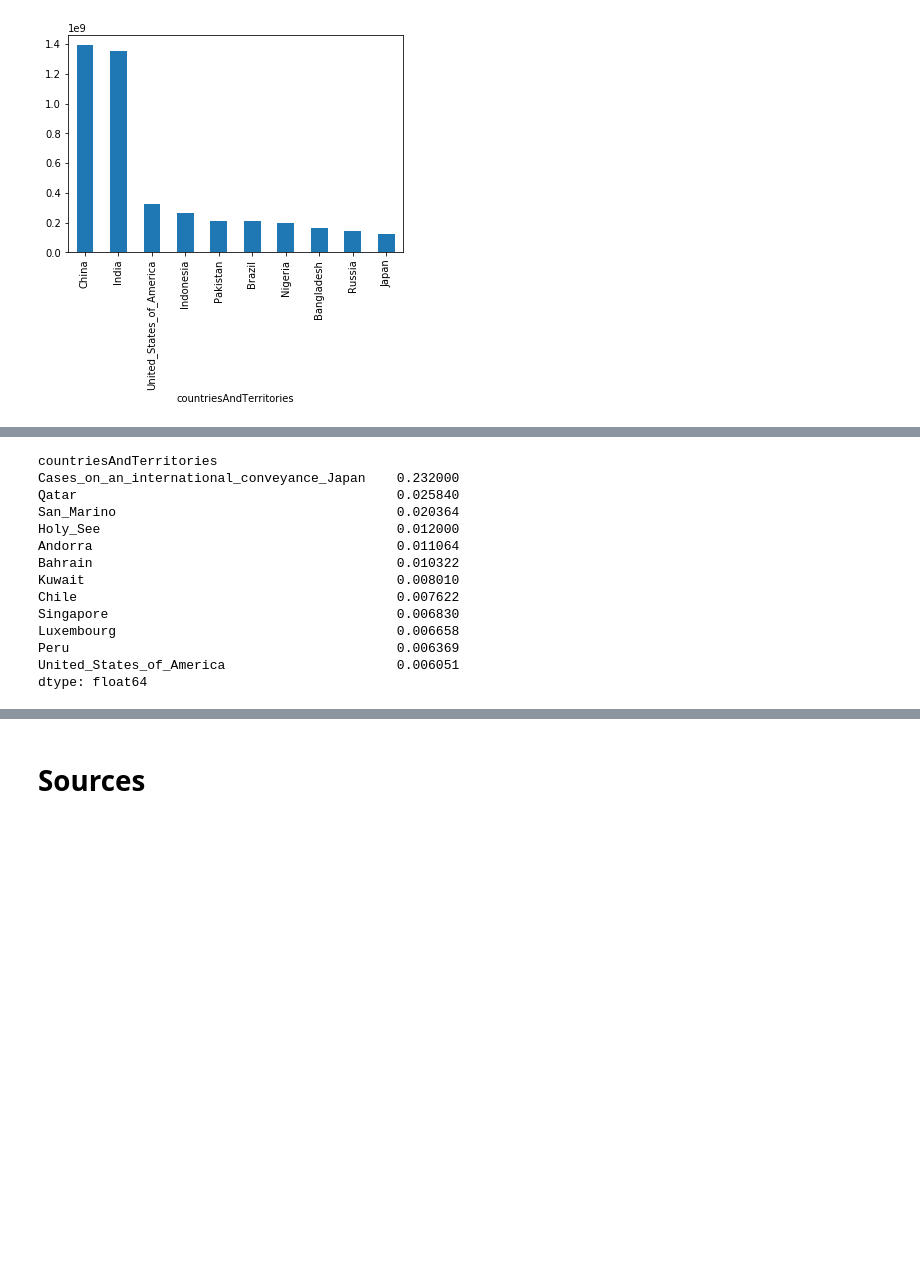
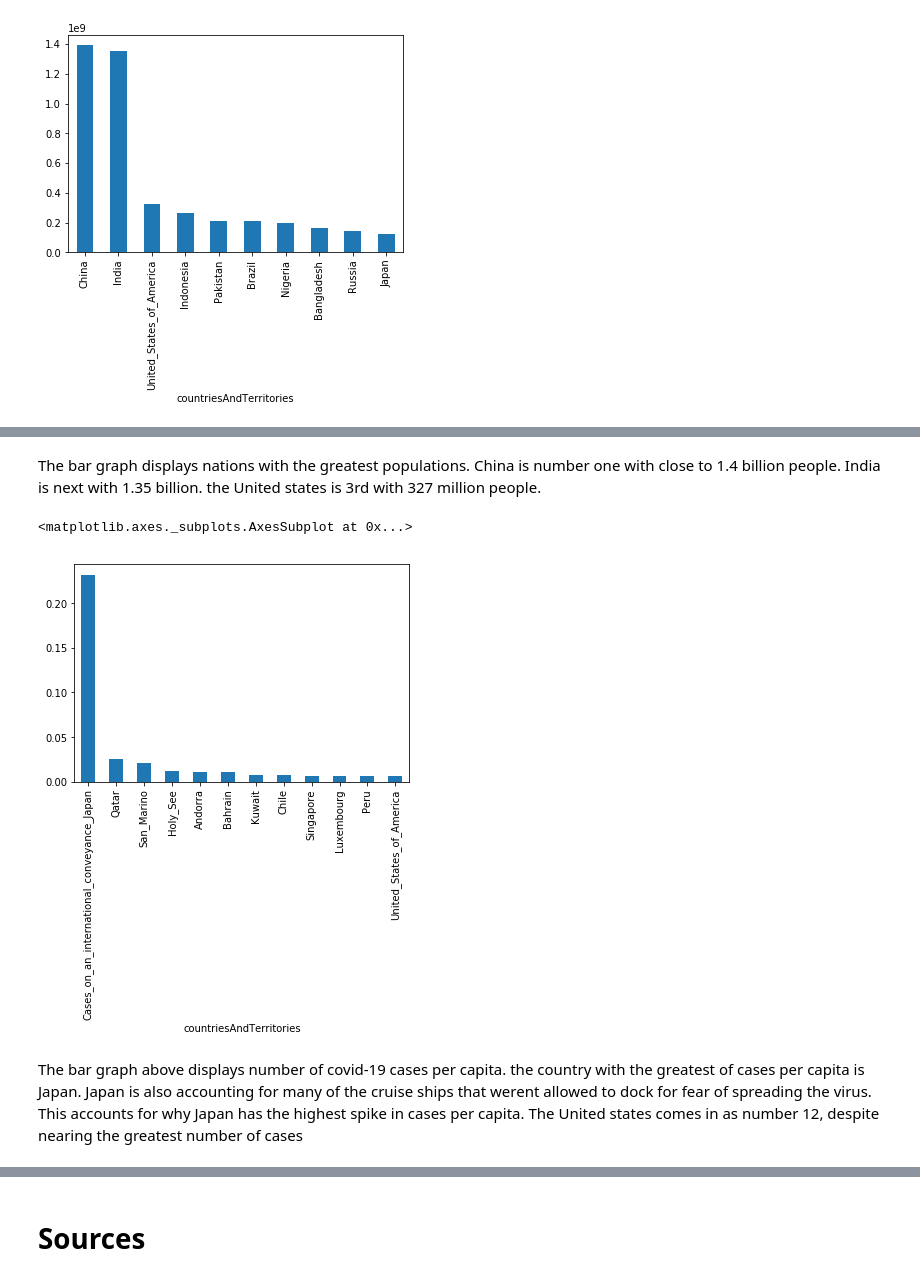
Before and after one commit to benlands/isat252, a Jupyter notebook: 252 final .ipynb, the cells around one changed output, grey strips where cells are left out. Cells and saved outputs as stored; diff of their text form; code cells hidden in the pictures; blank space fills up the shorter version.

```diff
--- a/252 final .ipynb
+++ b/252 final .ipynb
@@ -87,22 +142,12 @@ population.nlargest(10).plot.bar()
+# %% [markdown]
+The bar graph displays nations with the greatest populations. China is number one with close to 1.4 billion people. India is next with 1.35 billion. the United states is 3rd with 327 million people.
 # %%
-
-
 infection_cases = (df.groupby("countriesAndTerritories").sum() ["cases"] / df.groupby("countriesAndTerritories").mean()["popData2018"])
 
 
-infection_cases.nlargest(12)
+infection_cases.nlargest(12).plot.bar()
 # %% [output]
-countriesAndTerritories
-Cases_on_an_international_conveyance_Japan    0.232000
-Qatar                                         0.025840
-San_Marino                                    0.020364
-Holy_See                                      0.012000
-Andorra                                       0.011064
-Bahrain                                       0.010322
-Kuwait                                        0.008010
-Chile                                         0.007622
-Singapore                                     0.006830
-Luxembourg                                    0.006658
-Peru                                          0.006369
-United_States_of_America                      0.006051
-dtype: float64
+<matplotlib.axes._subplots.AxesSubplot at 0x...>
+[figure, added]
+# %% [markdown]
+The bar graph above displays number of covid-19 cases per capita. the country with the greatest of cases per capita is Japan. Japan is also accounting for many of the cruise ships that werent allowed to dock for fear of spreading the virus. This accounts for why Japan has the highest spike in cases per capita. The United states comes in as number 12, despite nearing the greatest number of  cases
```
Also changed, not shown: parts of 17 cells of this notebook.
